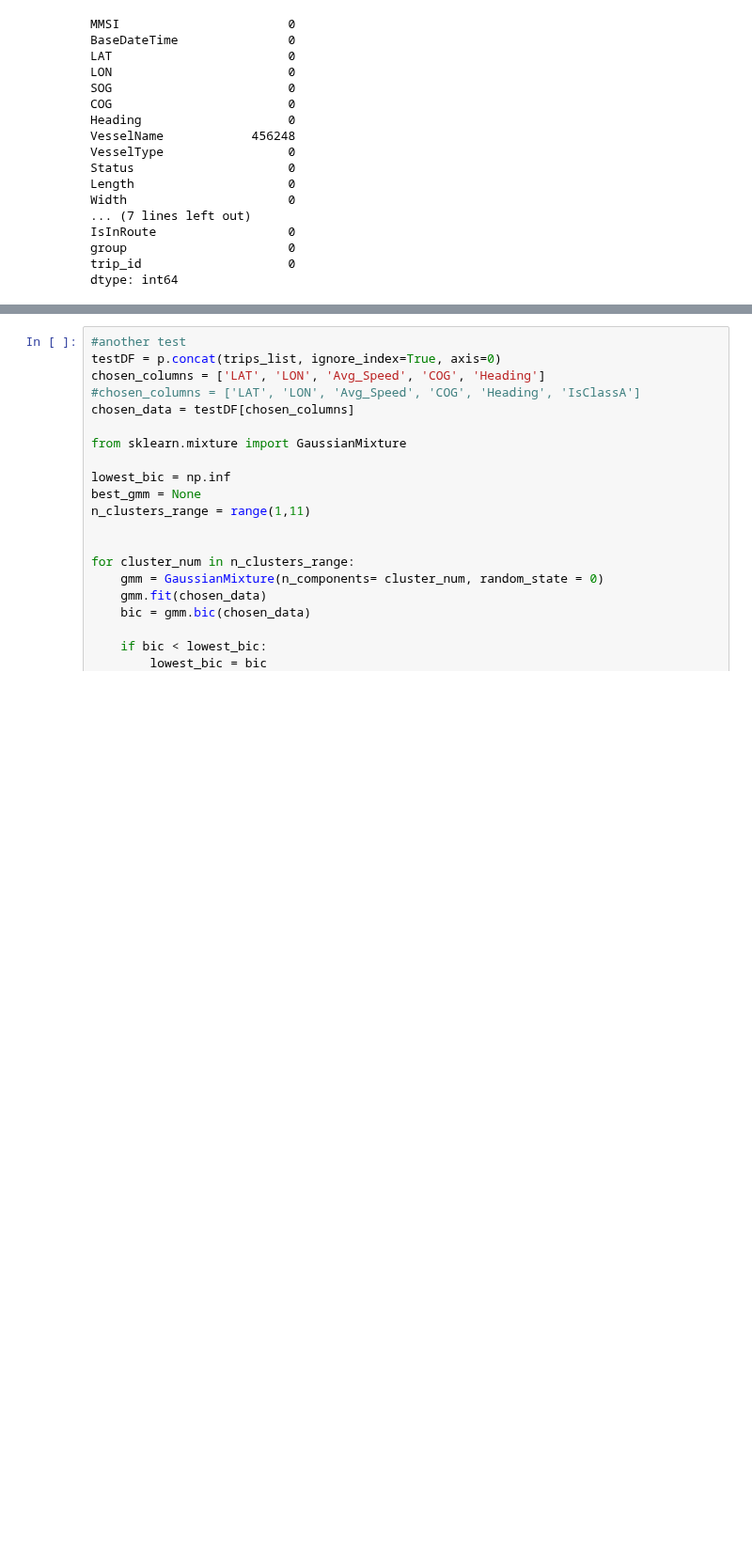
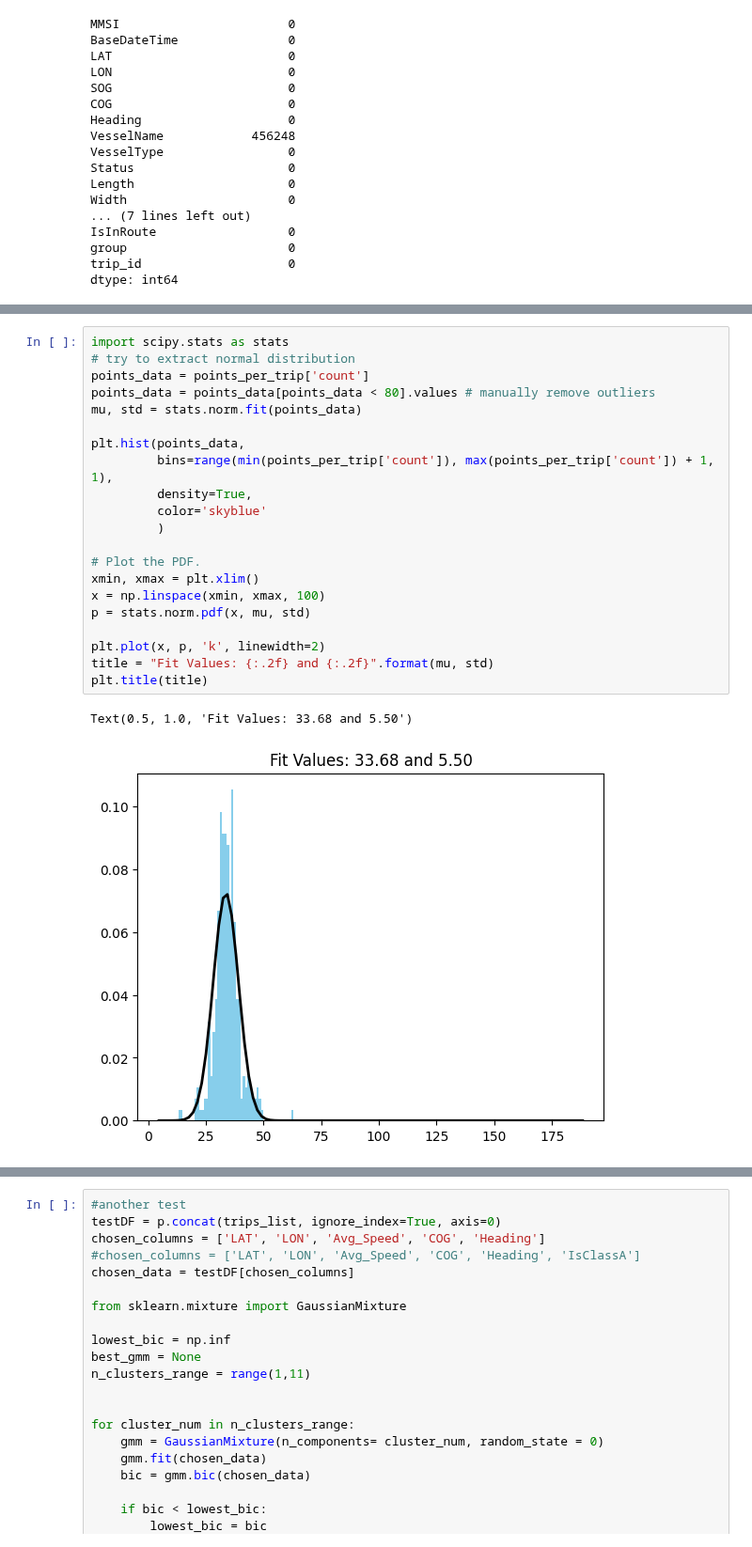
Before and after one commit to Accazeta/AIS_data_analysis, a Jupyter notebook: src/Time_series_clustering.ipynb, the cells around one changed output, grey strips where cells are left out. Shown at 94% size. Drawn from its saved outputs; the diff is of its cells as text; blank space fills up the shorter version.

```diff
--- a/src/Time_series_clustering.ipynb
+++ b/src/Time_series_clustering.ipynb
@@ -117 +115,25 @@ plt.show()
+# %%
+import scipy.stats as stats
+# try to extract normal distribution
+points_data = points_per_trip['count']
+points_data = points_data[points_data < 80].values # manually remove outliers
+mu, std = stats.norm.fit(points_data)
+
+plt.hist(points_data,
+         bins=range(min(points_per_trip['count']), max(points_per_trip['count']) + 1, 1),
+         density=True,
+         color='skyblue'
+         )
+
+# Plot the PDF.
+xmin, xmax = plt.xlim()
+x = np.linspace(xmin, xmax, 100)
+p = stats.norm.pdf(x, mu, std)
+
+plt.plot(x, p, 'k', linewidth=2)
+title = "Fit Values: {:.2f} and {:.2f}".format(mu, std)
+plt.title(title)
+# %% [output]
+Text(0.5, 1.0, 'Fit Values: 33.68 and 5.50')
+[figure, added]
 # %%
```
Also changed, not shown: parts of 7 cells of this notebook, 1 other file.
